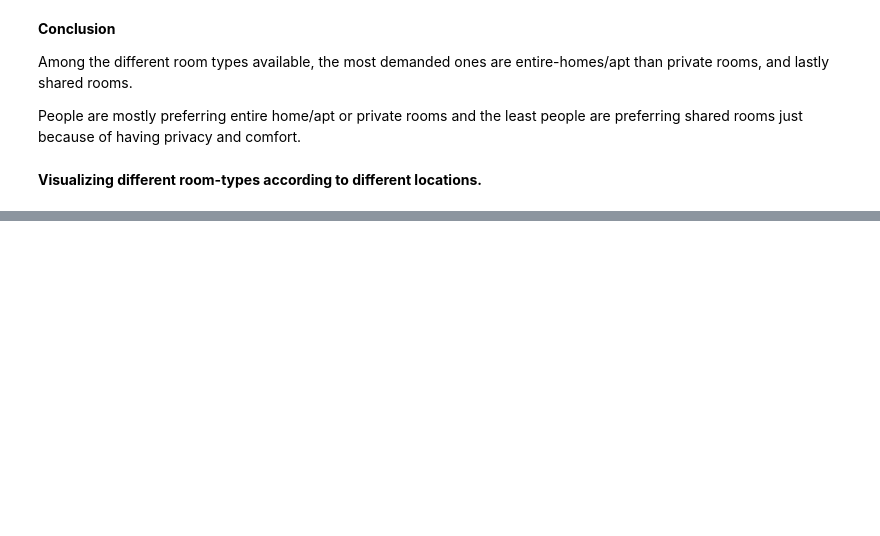
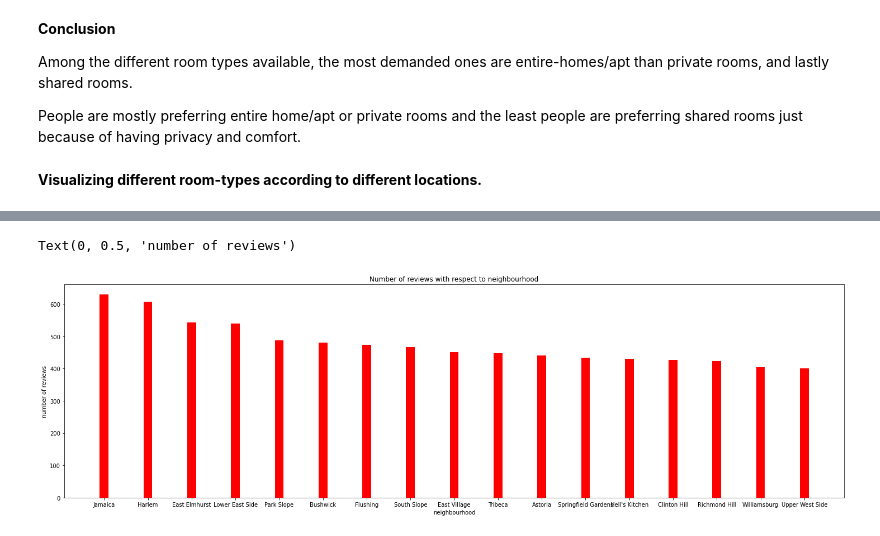
Before and after one commit to Asohail115/Airbnb-Booking_Analysis, a Jupyter notebook: Airbnb_Bookings_Analysis_Capstone_Project.ipynb, the cells around one changed output, grey strips where cells are left out. Cells and saved outputs as stored; diff of their text form; code cells hidden in the pictures; blank space fills up the shorter version.

```diff
--- a/Airbnb_Bookings_Analysis_Capstone_Project.ipynb
+++ b/Airbnb_Bookings_Analysis_Capstone_Project.ipynb
@@ -291,0 +348,4 @@ plt.ioff()
+# %%
+df_neighbourhood_reviews = df.groupby(["neighbourhood","room_type"])["number_of_reviews"].max().reset_index()
+df_neighbourhood_reviews = df_neighbourhood_reviews.sort_values(by="number_of_reviews",ascending=False).head(20)
+df_neighbourhood_reviews
@@ -291,0 +370,11 @@ plt.ioff()
+# %%
+x = df_neighbourhood_reviews["neighbourhood"]
+y = df_neighbourhood_reviews["number_of_reviews"]
+plt.figure(figsize=(25,7))
+plt.bar(x,y,color="red",width=0.2)
+plt.title("Number of reviews with respect to neighbourhood")
+plt.xlabel("neighbourhood")
+plt.ylabel("number of reviews")
+# %% [output]
+Text(0, 0.5, 'number of reviews')
+[figure, added]
```
Also changed, not shown: parts of 17 cells of this notebook.
